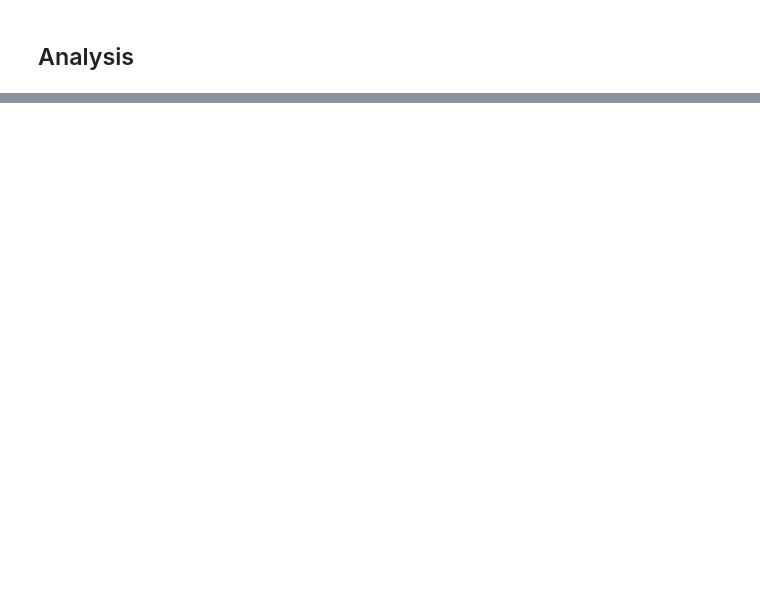
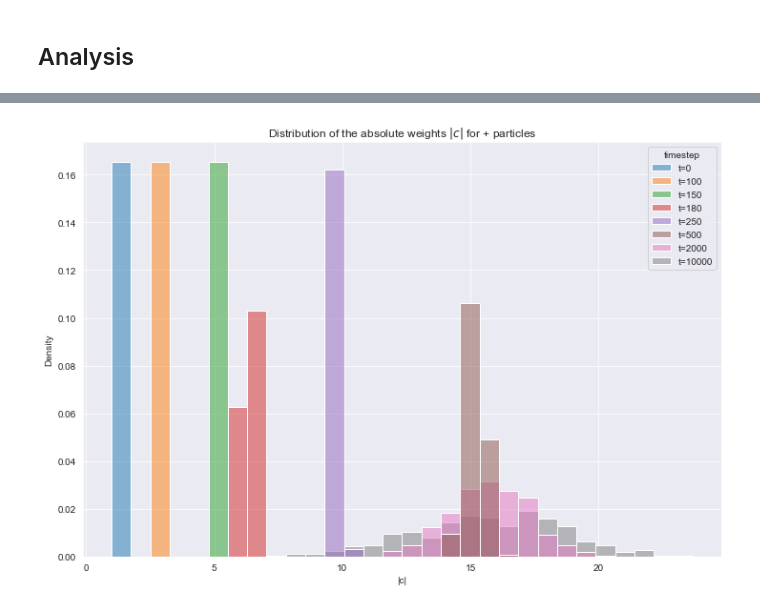
Before and after one commit to karl-hajjar/learning-structure, a Jupyter notebook: learning-structure/notebooks/1d-angles-simulation.ipynb, the cells around one changed output, grey strips where cells are left out. Drawn from its saved outputs; the diff is of its cells as text; code cells hidden in the pictures; blank space fills up the shorter version.

```diff
--- a/learning-structure/notebooks/1d-angles-simulation.ipynb
+++ b/learning-structure/notebooks/1d-angles-simulation.ipynb
@@ -442,0 +444,16 @@ plt.show()
+# %%
+ts = [0, 100, 150, 180, 250, 500, 2000, 10000]
+N = cs_plus.shape[1]
+
+data = pd.DataFrame(columns=['|c|', 'timestep'])
+data['|c|'] = np.abs(cs_plus[ts, :].reshape(-1))
+for i, t in enumerate(ts):
+    data.loc[i * N: (i+1) * N, 'timestep'] = 't={}'.format(t)
+
+plt.figure(figsize=(12, 8))
+sns.histplot(data, x='|c|', hue='timestep', stat='density', kde=False, bins=30,
+             multiple='layer')
+plt.title('Distribution of the absolute weights $|c|$ for + particles')
+plt.show()
+# %% [output]
+[figure, added]
```
Also changed, not shown: parts of 29 cells of this notebook, 1 other file.
